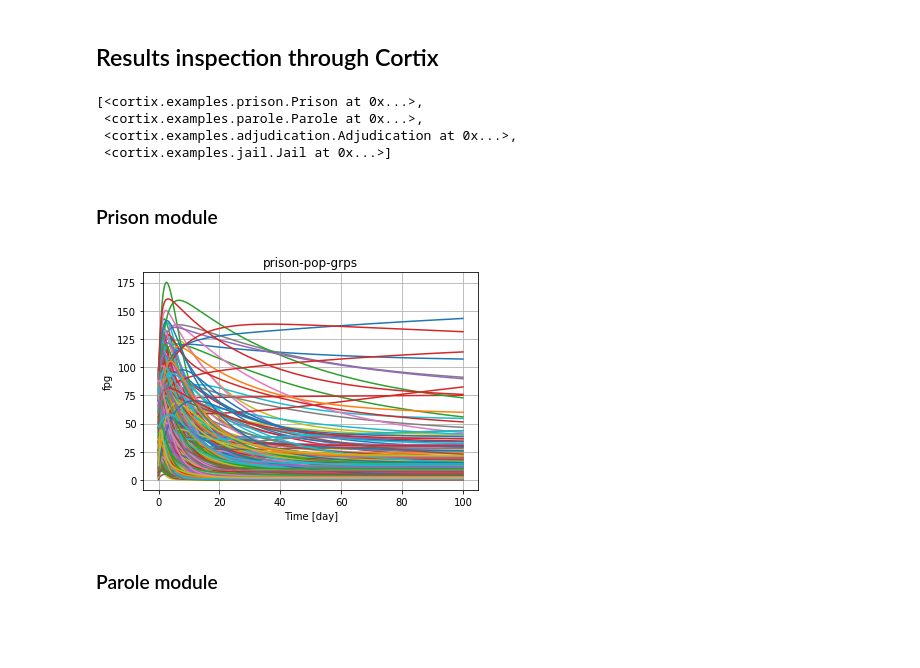
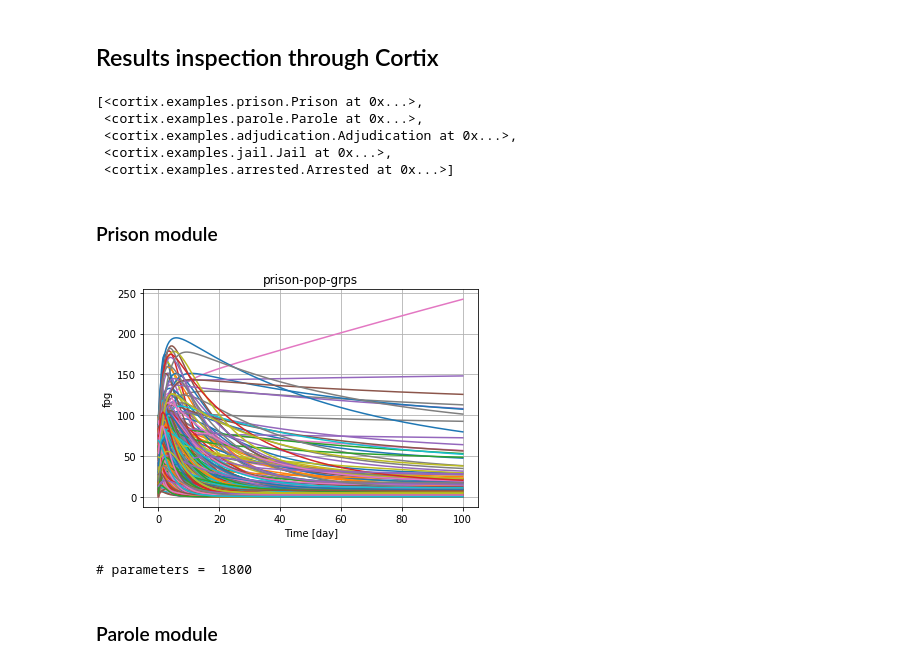
Before and after one commit to dpploy/cortix-nb, a Jupyter notebook: run_justice.ipynb, the cells around one changed output. Saved outputs shown, nothing was run; the diff lists cells and outputs as text; code cells hidden in the pictures; blank space fills up the shorter version.

Commit message:
Arrested module run.

```diff
--- a/run_justice.ipynb
+++ b/run_justice.ipynb
@@ -336,10 +337,17 @@ cortix.add_module(jail)
 jail.end_time = end_time
 jail.time_step = time_step
 
+arrested = Arrested(n_groups=n_groups)
+cortix.add_module(arrested)
+arrested.end_time = end_time
+arrested.time_step = time_step
+
 prison.connect( 'parole', parole.get_port('prison') )
 adjudication.connect( 'prison', prison.get_port('adjudication') )
 jail.connect( 'prison', prison.get_port('jail') )
 jail.connect( 'adjudication', adjudication.get_port('jail') )
+arrested.connect( 'jail', jail.get_port('arrested') )
+arrested.connect( 'adjudication', adjudication.get_port('arrested') )
 # %% [markdown]
 ## Verify the network connectivity<a id="net"></a>
 # %%
@@ -374,7 +384,8 @@ cortix.modules
 [<cortix.examples.prison.Prison at 0x...>,
  <cortix.examples.parole.Parole at 0x...>,
  <cortix.examples.adjudication.Adjudication at 0x...>,
- <cortix.examples.jail.Jail at 0x...>]
+ <cortix.examples.jail.Jail at 0x...>,
+ <cortix.examples.arrested.Arrested at 0x...>]
 # %%
 '''Attach to modules'''
 
@@ -385,16 +397,24 @@ jail=cortix.modules[3]
+# %%
+total_num_params = 0
 # %% [markdown]
 ### Prison module<a id="prison"></a>
 # %%
 '''Prison Module State'''
 
 population_phase = prison.state
 (fpg_quant, time_unit) = population_phase.get_quantity_history('fpg')
 
 fpg_quant.plot( x_scaling=1/const.day, x_label='Time [day]')
 plt.grid()
 plt.show()
+
+# number of parameters in the prison model
+n_params = (len(population_phase.GetActors())-1)*n_groups
+print('# parameters = ',n_params)
+total_num_params += n_params
 # %% [output]
-[figure, old version]
+[figure, new version]
+# parameters =  1800
 # %% [markdown]
 ### Parole module<a id="parole"></a>
 # %%
```
Also changed, not shown: parts of 11 cells of this notebook.
